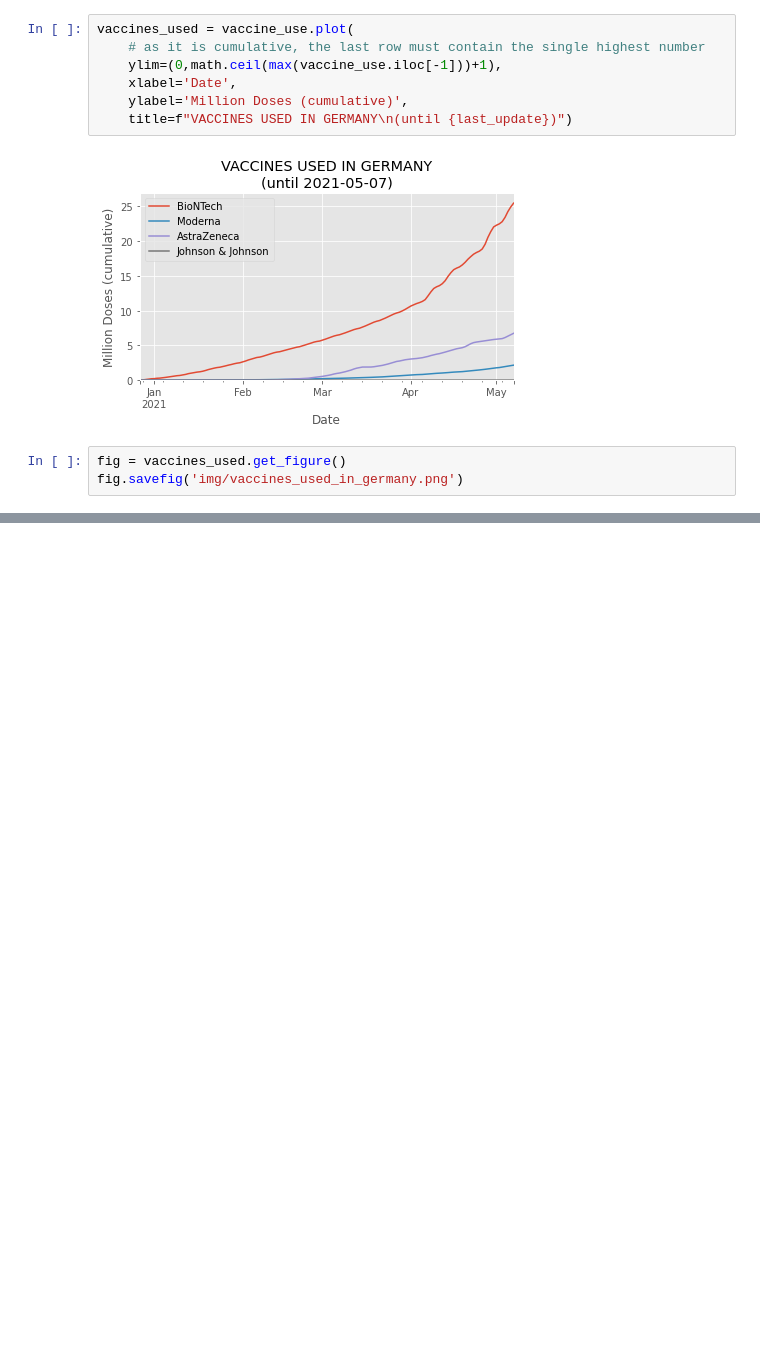
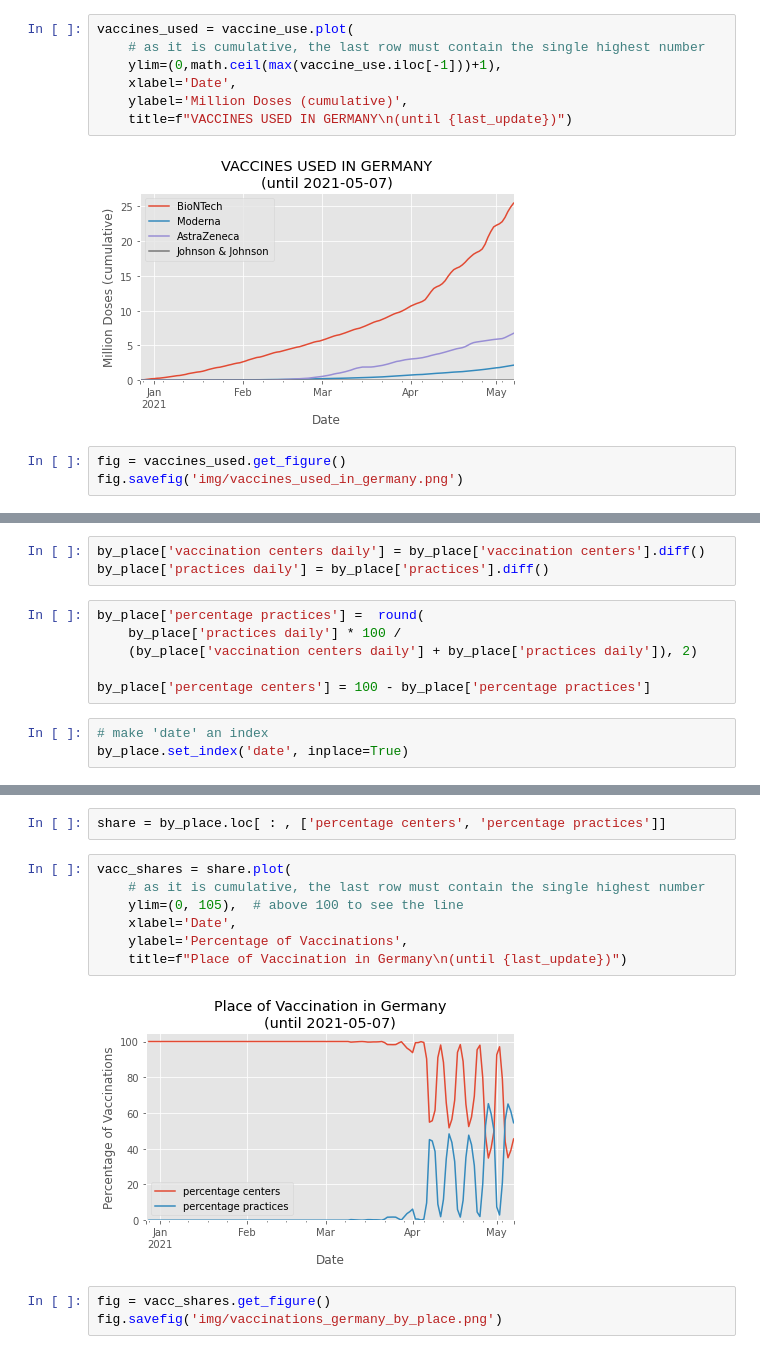
Before and after one commit to RuedigerVoigt/track-covid-19, a Jupyter notebook: vaccination.ipynb, the cells around one changed output, grey strips where cells are left out. Saved outputs shown, nothing was run; the diff lists cells and outputs as text; blank space fills up the shorter version.

Commit message:
Compare vaccination centers with doctor#s offices regarding the number of vaccinations

```diff
--- a/vaccination.ipynb
+++ b/vaccination.ipynb
@@ -433,0 +439,12 @@ fig.savefig('img/vaccines_used_in_germany.png')
+# %%
+by_place['vaccination centers daily'] = by_place['vaccination centers'].diff()
+by_place['practices daily'] = by_place['practices'].diff()
+# %%
+by_place['percentage practices'] =  round(
+    by_place['practices daily'] * 100 /
+    (by_place['vaccination centers daily'] + by_place['practices daily']), 2)
+
+by_place['percentage centers'] = 100 - by_place['percentage practices']
+# %%
+# make 'date' an index
+by_place.set_index('date', inplace=True)
@@ -433,0 +468,14 @@ fig.savefig('img/vaccines_used_in_germany.png')
+# %%
+share = by_place.loc[ : , ['percentage centers', 'percentage practices']]
+# %%
+vacc_shares = share.plot(
+    # as it is cumulative, the last row must contain the single highest number
+    ylim=(0, 105),  # above 100 to see the line
+    xlabel='Date',
+    ylabel='Percentage of Vaccinations',
+    title=f"Place of Vaccination in Germany\n(until {last_update})")
+# %% [output]
+[figure, added]
+# %%
+fig = vacc_shares.get_figure()
+fig.savefig('img/vaccinations_germany_by_place.png')
```
Also changed, not shown: parts of 3 cells of this notebook, 3 other files.
